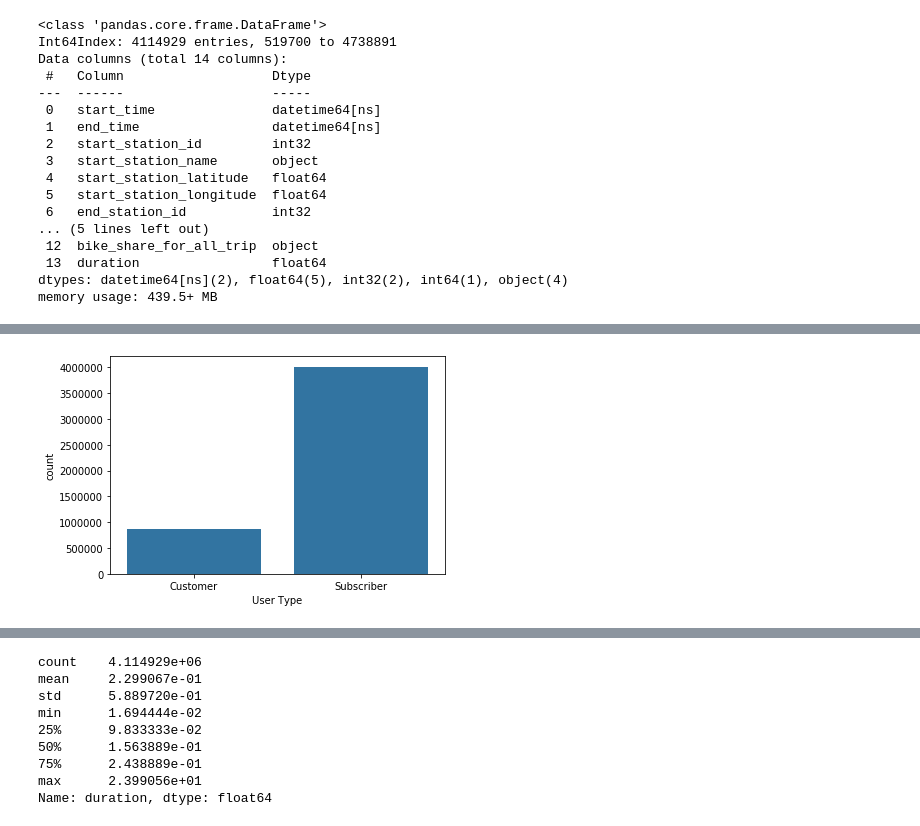
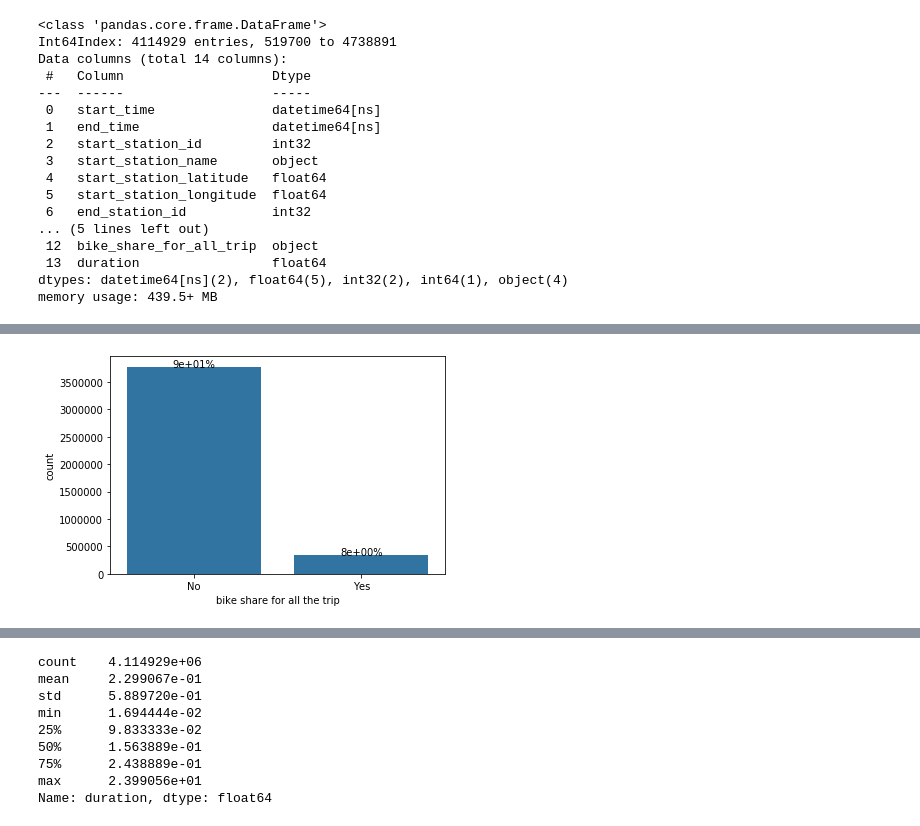
Before and after one commit to FarahAlthinayyan/Communicating_Data_Findings, a Jupyter notebook: exploration_template.ipynb, the cells around one changed output, grey strips where cells are left out. Drawn from its saved outputs; the diff is of its cells as text; code cells hidden in the pictures.

```diff
--- a/exploration_template.ipynb
+++ b/exploration_template.ipynb
@@ -378,5 +422,18 @@ Text(0.5, 0, 'bike share for all the trip')
-# %%
-sb.countplot(data = df, x='user_type', color = base_color )
-plt.xlabel('User Type');
-# %% [output]
-[figure, removed]
+# %%
+#fig_dims = (3,3)
+#fig,ax = plt.subplots(figsize = fig_dims)
+sb.countplot(data = df_clean, x='bike_share_for_all_trip', color = base_color)
+plt.xlabel('bike share for all the trip')
+
+n_points = df_clean.shape[0]
+bike_share_counts = df_clean['bike_share_for_all_trip'].value_counts()
+locs, labels = plt.xticks()
+
+for loc,label in zip(locs, labels):
+
+    count = bike_share_counts[label.get_text()]
+    pct_string = '{:0.1}%'.format(100*count/n_points)
+
+    plt.text(loc, count-8, pct_string, ha = 'center', color = 'k')
+# %% [output]
+[figure, added]
```
Also changed, not shown: parts of 12 cells of this notebook.
